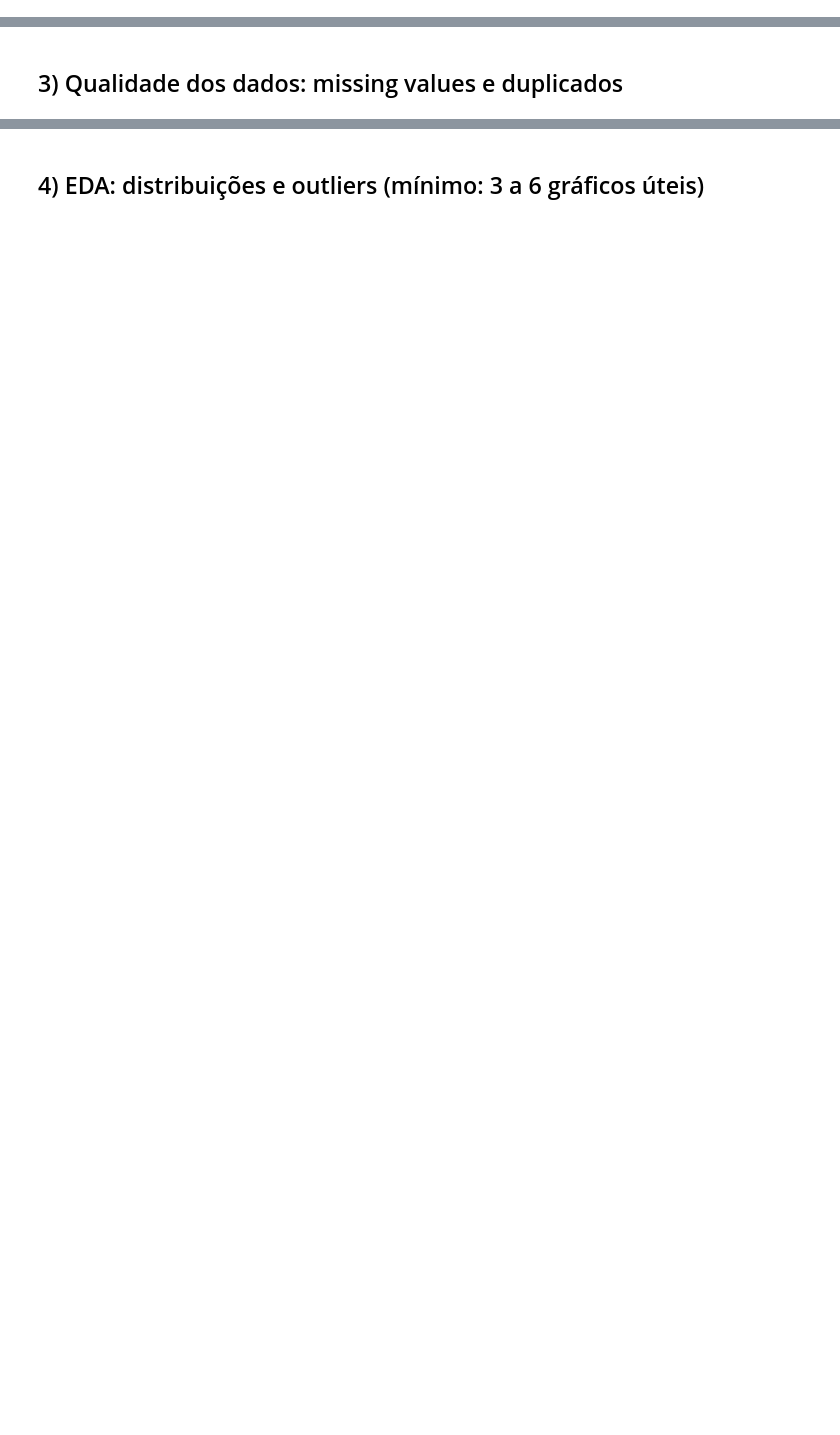
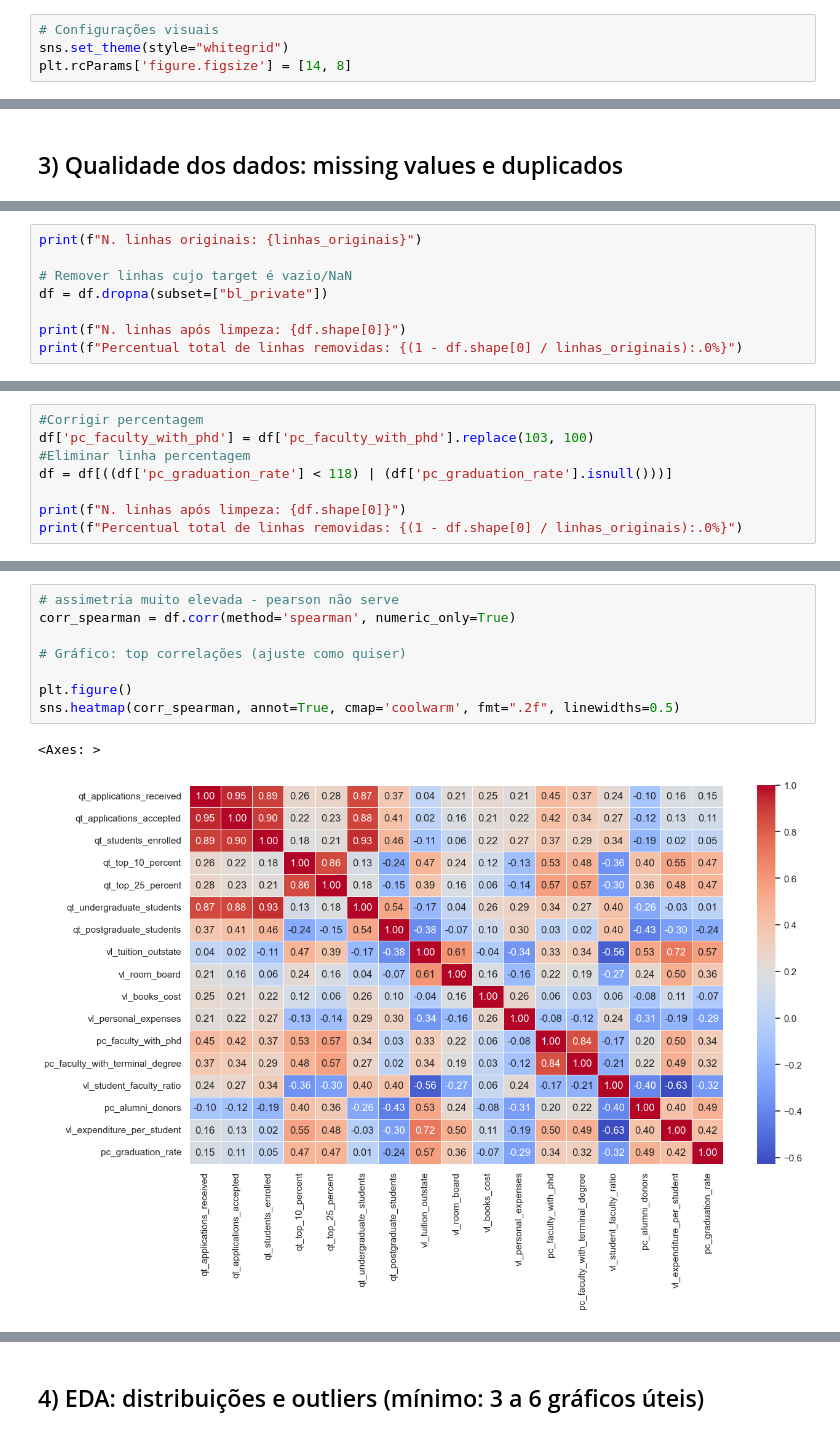
Before and after one commit to obimelo/Curso-MachineLearning-FCUP, a Jupyter notebook: Projeto/esqueleto.ipynb, the cells around one changed output, grey strips where cells are left out. Cells and saved outputs as stored; diff of their text form; blank space fills up the shorter version.

```diff
--- a/Projeto/esqueleto.ipynb
+++ b/Projeto/esqueleto.ipynb
@@ -40,6 +42,10 @@ from sklearn.metrics import (
 
 # Para ter resultados reproduzíveis (mude apenas se quiser)
 RANDOM_STATE = 42
+# %%
+# Configurações visuais
+sns.set_theme(style="whitegrid")
+plt.rcParams['figure.figsize'] = [14, 8]
 # %% [markdown]
 ## 1) Carregamento dos dados
 # %%
@@ -72,0 +180,8 @@ display(df.describe())
+# %%
+print(f"N. linhas originais: {linhas_originais}")
+
+# Remover linhas cujo target é vazio/NaN
+df = df.dropna(subset=["bl_private"])
+
+print(f"N. linhas após limpeza: {df.shape[0]}")
+print(f"Percentual total de linhas removidas: {(1 - df.shape[0] / linhas_originais):.0%}")
@@ -72,0 +203,8 @@ display(df.describe())
+# %%
+#Corrigir percentagem
+df['pc_faculty_with_phd'] = df['pc_faculty_with_phd'].replace(103, 100)
+#Eliminar linha percentagem
+df = df[((df['pc_graduation_rate'] < 118) | (df['pc_graduation_rate'].isnull()))]
+
+print(f"N. linhas após limpeza: {df.shape[0]}")
+print(f"Percentual total de linhas removidas: {(1 - df.shape[0] / linhas_originais):.0%}")
@@ -72,0 +265,11 @@ display(df.describe())
+# %%
+# assimetria muito elevada - pearson não serve
+corr_spearman = df.corr(method='spearman', numeric_only=True)
+
+# Gráfico: top correlações (ajuste como quiser)
+
+plt.figure()
+sns.heatmap(corr_spearman, annot=True, cmap='coolwarm', fmt=".2f", linewidths=0.5)
+# %% [output]
+<Axes: >
+[figure, added]
```
Also changed, not shown: parts of 42 cells of this notebook, 7 other files.
